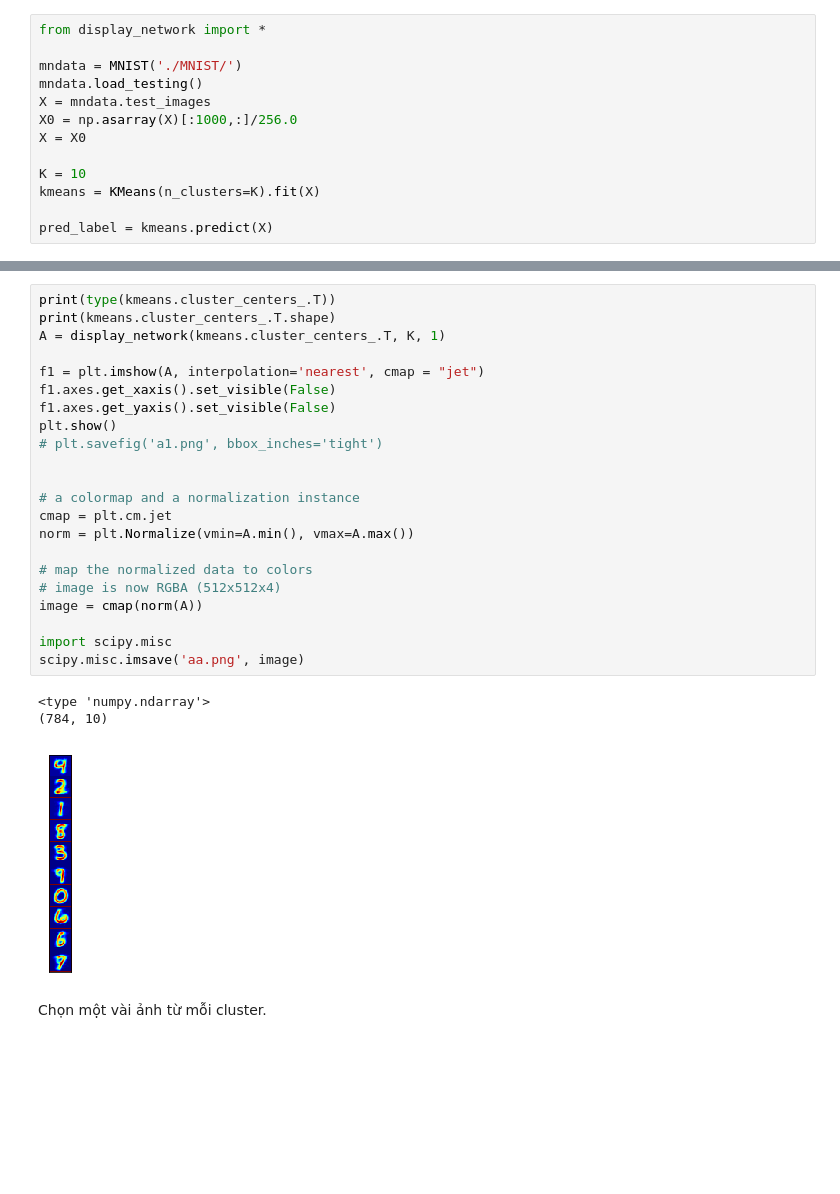
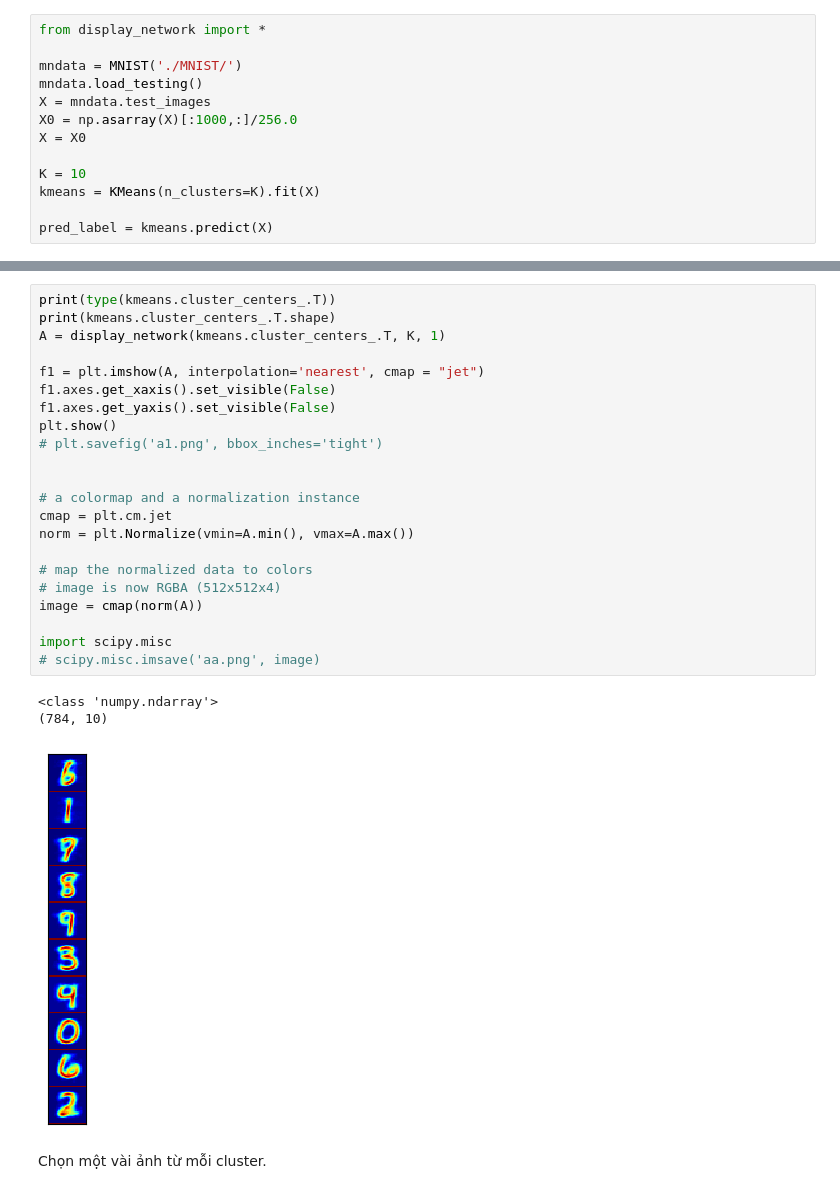
Before and after one commit to mediumhust/ml, a Jupyter notebook: assets/kmeans/Kmeans2.ipynb, the cells around one changed output, grey strips where cells are left out. Saved outputs shown, nothing was run; the diff lists cells and outputs as text; blank space fills up the shorter version.

```diff
--- a/assets/kmeans/Kmeans2.ipynb
+++ b/assets/kmeans/Kmeans2.ipynb
@@ -47,29 +69,29 @@ pred_label = kmeans.predict(X)
 # %%
 print(type(kmeans.cluster_centers_.T))
 print(kmeans.cluster_centers_.T.shape)
 A = display_network(kmeans.cluster_centers_.T, K, 1)
 
 f1 = plt.imshow(A, interpolation='nearest', cmap = "jet")
 f1.axes.get_xaxis().set_visible(False)
 f1.axes.get_yaxis().set_visible(False)
 plt.show()
 # plt.savefig('a1.png', bbox_inches='tight')
 
 
 # a colormap and a normalization instance
 cmap = plt.cm.jet
 norm = plt.Normalize(vmin=A.min(), vmax=A.max())
 
 # map the normalized data to colors
 # image is now RGBA (512x512x4)
 image = cmap(norm(A))
 
 import scipy.misc
-scipy.misc.imsave('aa.png', image)
+# scipy.misc.imsave('aa.png', image)
 # %% [output]
-<type 'numpy.ndarray'>
+<class 'numpy.ndarray'>
 (784, 10)
-[figure, old version]
+[figure, new version]
 # %% [markdown]
 Chọn một vài ảnh từ mỗi cluster.
 # %%
```
Also changed, not shown: parts of 7 cells of this notebook.
